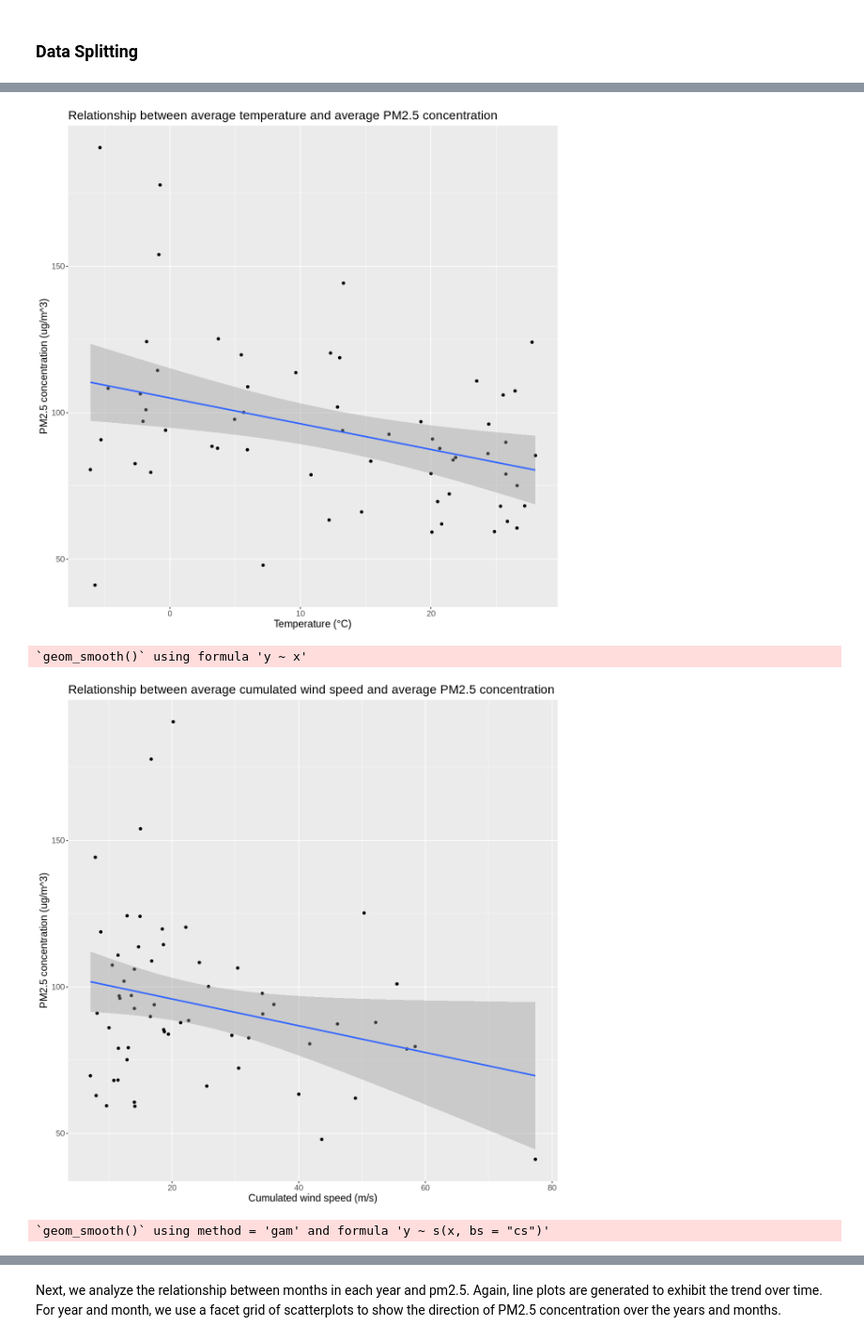
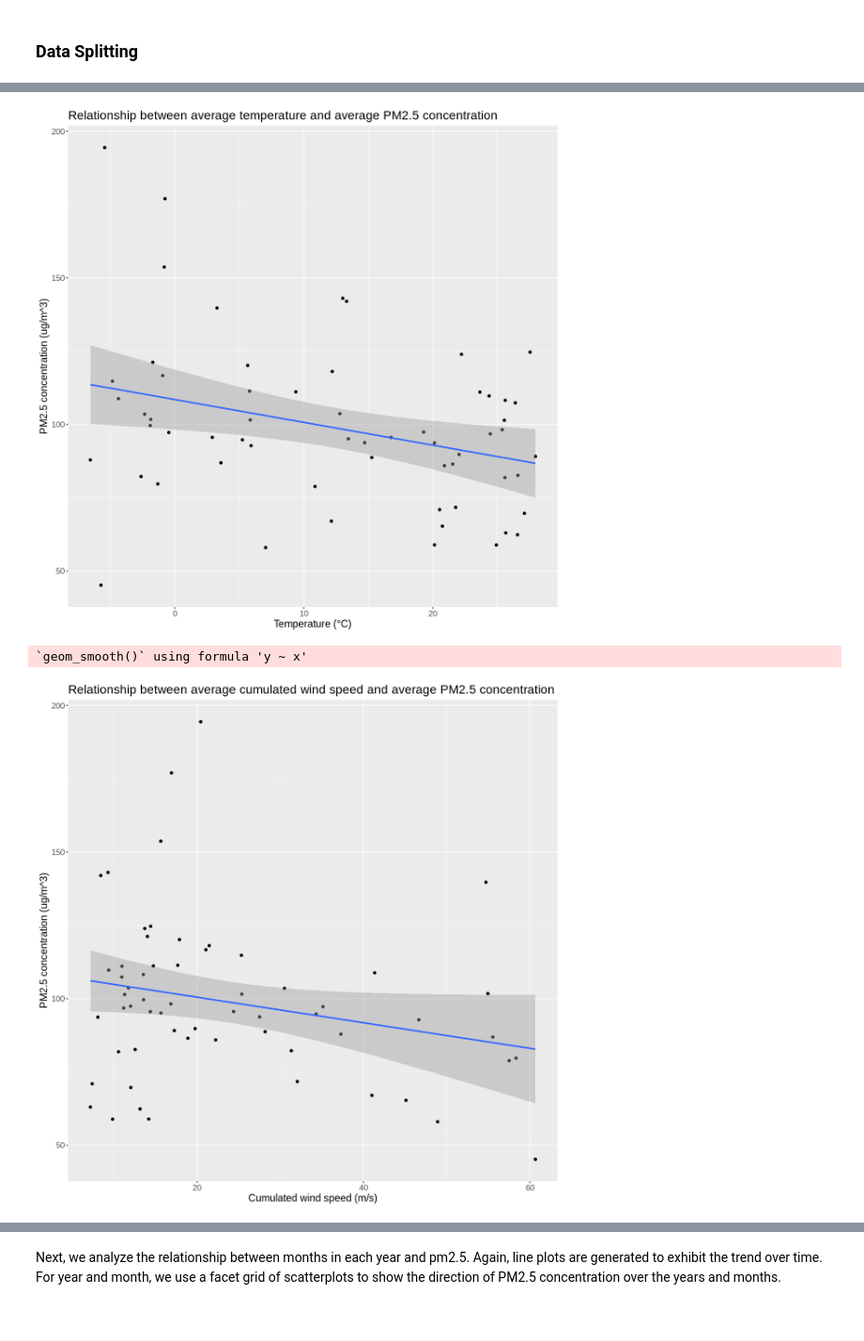
Before and after one commit to Nick-2003/DSCI-100-Group-6-Project, a Jupyter notebook: dsci100 visualize data project.ipynb, the cells around one changed output, grey strips where cells are left out. Shown at 94% size. Cells and saved outputs as stored; diff of their text form; code cells hidden in the pictures.

Commit message:
Feedback Edits
Added calculation for humidity, removed NAs from table, change rows in table displayed, created histograms, added context for including and excluding certain data.

```diff
--- a/dsci100 visualize data project.ipynb
+++ b/dsci100 visualize data project.ipynb
@@ -39,7 +39,8 @@ We read the dataset into R as shown below, including a new column for humidity c
 # %%
 url <- "https://archive.ics.uci.edu/ml/machine-learning-databases/00381/PRSA_data_2010.1.1-2014.12.31.csv"
 pollution <- read_csv(url)
-pollution[is.na(pollution)] <- 0
+pollution <- na.omit(pollution)
+# pollution[is.na(pollution)] <- 0
 pollution <- mutate(pollution, HUMID = 100 - 5 * (TEMP - DEWP))
 head(pollution)
 # %% [output]
@@ -106,57 +105,34 @@ In our data, we use year and month, TEMP (Surrounding temperature, °C), Iws (Cu
 # %%
+set.seed(9999)
 options(repr.plot.width = 10, repr.plot.height = 10)
+
 TEMP_pm2.5_avg_plot <- ggplot(pollute_avg, aes(x = TEMP_avg,y = pm2.5_avg)) +
 geom_point() +
 geom_smooth(method="lm") +
 ggtitle("Relationship between average temperature and average PM2.5 concentration") +
 labs(x = "Temperature (°C)",y = "PM2.5 concentration (ug/m^3)") +
 theme(text = element_text(size = 14))
 TEMP_pm2.5_avg_plot
 
 Iws_pm2.5_avg_plot <- ggplot(pollute_avg, aes(x = Iws_avg,y = pm2.5_avg)) +
 geom_point() +
 geom_smooth(method="lm") +
 ggtitle("Relationship between average cumulated wind speed and average PM2.5 concentration") +
 labs(x = "Cumulated wind speed (m/s)",y = "PM2.5 concentration (ug/m^3)") +
 theme(text = element_text(size = 14))
 Iws_pm2.5_avg_plot
 
 HUMID_pm2.5_avg_plot <- ggplot(pollute_avg, aes(x = HUMID_avg,y = pm2.5_avg)) +
 geom_point() +
 geom_smooth(method="lm") +
 ggtitle("Relationship between average relative humidity and average PM2.5 concentration") +
 labs(x = "Relative humidity (%)",y = "PM2.5 concentration (ug/m^3)") +
 theme(text = element_text(size = 14))
 HUMID_pm2.5_avg_plot
-
-TEMP_pm2.5_total_plot <- ggplot(pollution_training, aes(x = TEMP,y = pm2.5)) +
-geom_point() +
-geom_smooth() +
-ggtitle("Relationship between temperature and PM2.5 concentration") +
-labs(x = "Temperature (°C)",y = "PM2.5 concentration (ug/m^3)") +
-theme(text = element_text(size = 14))
-TEMP_pm2.5_total_plot
-
-Iws_pm2.5_total_plot <- ggplot(pollution_training, aes(x = Iws,y = pm2.5)) +
-geom_point() +
-geom_smooth() +
-ggtitle("Relationship between cumulated wind speed and PM2.5 concentration") +
-labs(x = "Cumulated wind speed (m/s)",y = "PM2.5 concentration (ug/m^3)") +
-theme(text = element_text(size = 14))
-Iws_pm2.5_total_plot
-
-HUMID_pm2.5_avg_plot <- ggplot(pollution_training, aes(x = HUMID,y = pm2.5)) +
-geom_point() +
-geom_smooth() +
-ggtitle("Relationship between relative humidity and average PM2.5 concentration") +
-labs(x = "Relative humidity (%)",y = "PM2.5 concentration (ug/m^3)") +
-theme(text = element_text(size = 14))
-HUMID_pm2.5_avg_plot
 # %% [output]
 `geom_smooth()` using formula 'y ~ x'
 
 `geom_smooth()` using formula 'y ~ x'
-[figure, old version]
+[figure, new version]
 `geom_smooth()` using formula 'y ~ x'
-[figure, old version]
+[figure, new version]
-`geom_smooth()` using method = 'gam' and formula 'y ~ s(x, bs = "cs")'
```
Also changed, not shown: parts of 10 cells of this notebook.
